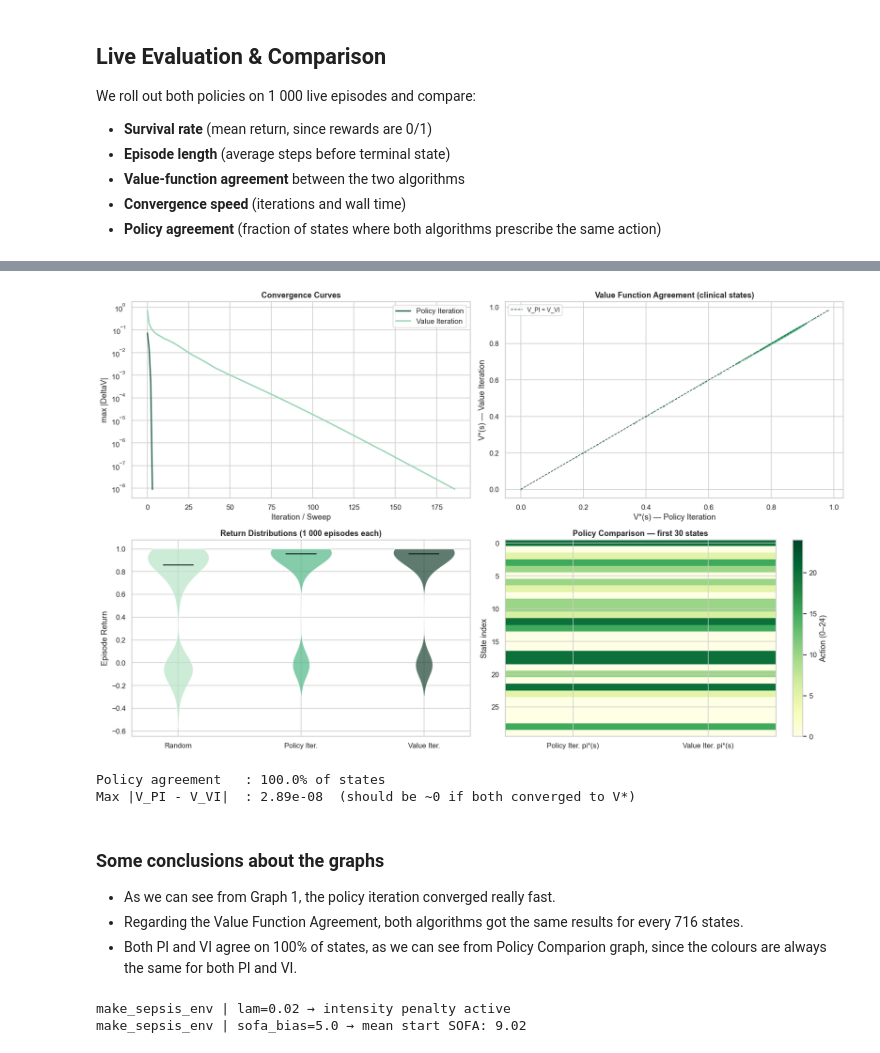
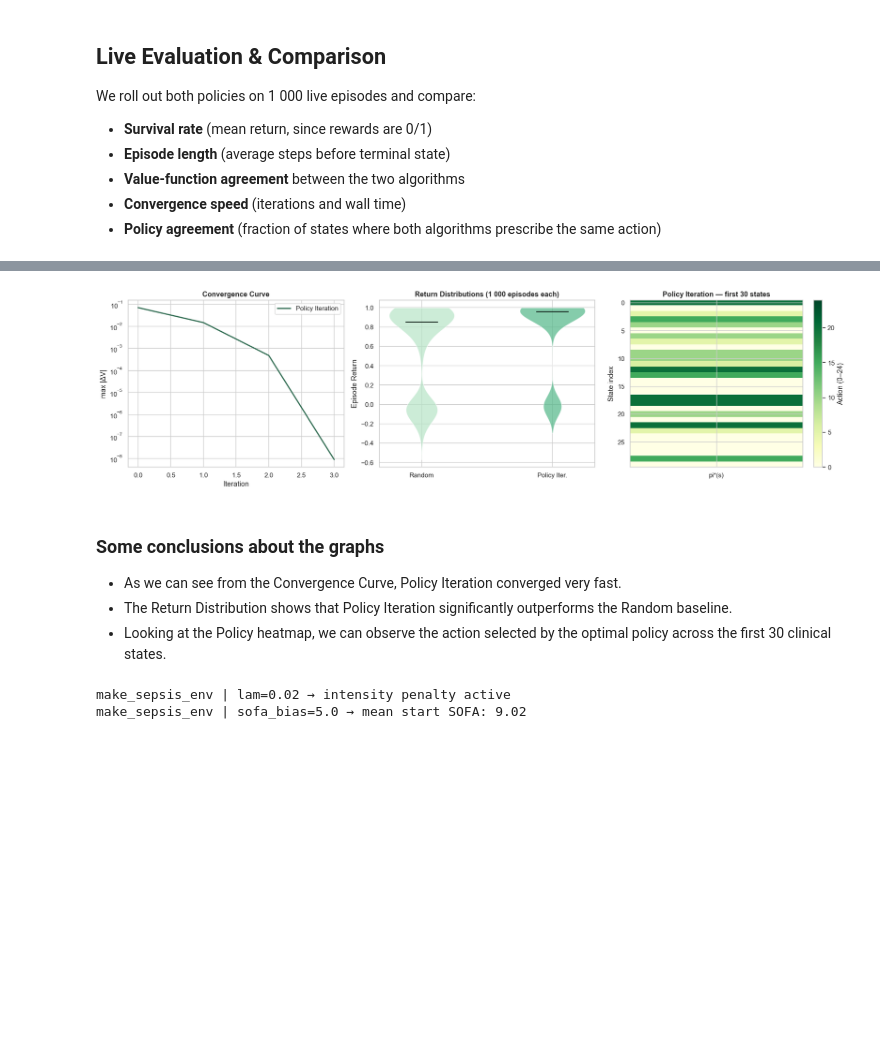
Before and after one commit to calcoafrancisca/RL_GroupAG, a Jupyter notebook: RL Project Code/sepsis_project - Students Version/rl_sepsis_project.ipynb, the cells around one changed output, grey strips where cells are left out. Drawn from its saved outputs; the diff is of its cells as text; code cells hidden in the pictures; blank space fills up the shorter version.

Commit message:
Config A

```diff
--- a/RL Project Code/sepsis_project - Students Version/rl_sepsis_project.ipynb
+++ b/RL Project Code/sepsis_project - Students Version/rl_sepsis_project.ipynb
@@ -488,73 +402,51 @@ Policy Iteration         78.8%      0.7507            9.8          4          0.
 # %%
-# Plots
+fig, axes = plt.subplots(1, 3, figsize=(18, 5))
 
-fig, axes = plt.subplots(2, 2, figsize=(16, 10))
-
-# Convergence curves
-ax = axes[0, 0]
-ax.plot(info_pi['history'], color='#2d6a4f',  label='Policy Iteration', linewidth=2)
-ax.plot(info_vi['history'], color='#95d5b2', label='Value Iteration',  linewidth=2)
+# Convergence curve
+ax = axes[0]
+ax.plot(info_pi['history'], color='#2d6a4f', label='Policy Iteration', linewidth=2)
 ax.set_yscale('log')
-ax.set_xlabel('Iteration / Sweep')
-ax.set_ylabel('max |DeltaV|')
-ax.set_title('Convergence Curves', fontweight='bold')
+ax.set_xlabel('Iteration')
+ax.set_ylabel('max |ΔV|')
+ax.set_title('Convergence Curve', fontweight='bold')
 ax.legend()
 
-# Value function scatter: PI vs VI
-ax = axes[0, 1]
-clinical_states = [s for s in range(N_STATES) if s not in (STATE_SURVIVED, STATE_DIED)]
-ax.scatter(V_pi[clinical_states], V_vi[clinical_states], s=4, alpha=0.4, color='#52b788')
-lims = [min(V_pi.min(), V_vi.min()), max(V_pi.max(), V_vi.max())]
-ax.plot(lims, lims, color='#1b4332', linestyle='--', linewidth=1, label='V_PI = V_VI')
-ax.set_xlabel("V*(s) — Policy Iteration")
-ax.set_ylabel("V*(s) — Value Iteration")
-ax.set_title("Value Function Agreement (clinical states)", fontweight='bold')
-ax.legend(fontsize=9)
-
-# Return distributions (violin)
-ax = axes[1, 0]
-data_for_violin = [rand_returns, ret_pi, ret_vi]
-labels = ['Random', 'Policy Iter.', 'Value Iter.']
-colors = ['#b7e4c7', '#52b788', '#1b4332']
-parts  = ax.violinplot(data_for_violin, positions=range(3),
-                       showmedians=True, showextrema=False)
+# Return distribution (violin)
+ax = axes[1]
+data_for_violin = [rand_returns, ret_pi]
+labels = ['Random', 'Policy Iter.']
+colors = ['#b7e4c7', '#52b788']
+parts = ax.violinplot(data_for_violin, positions=range(2),
+                      showmedians=True, showextrema=False)
 for pc, col in zip(parts['bodies'], colors):
     pc.set_facecolor(col); pc.set_alpha(0.7)
 parts['cmedians'].set_color('#081c15')
-ax.set_xticks(range(3)); ax.set_xticklabels(labels)
+ax.set_xticks(range(2)); ax.set_xticklabels(labels)
 ax.set_ylabel('Episode Return')
 ax.set_title('Return Distributions (1 000 episodes each)', fontweight='bold')
 
-# Policy side-by-side heatmap (first 30 clinical states)
-ax = axes[1, 1]
+# Policy heatmap
+ax = axes[2]
 n_show = 30
-policy_grid = np.column_stack([policy_pi[:n_show], policy_vi[:n_show]])
-im = ax.imshow(policy_grid, aspect='auto', cmap='YlGn', vmin=0, vmax=N_ACTIONS - 1)
-ax.set_xticks([0, 1])
-ax.set_xticklabels(["Policy Iter. pi*(s)", "Value Iter. pi*(s)"])
+im = ax.imshow(policy_pi[:n_show].reshape(-1, 1), aspect='auto',
+               cmap='YlGn', vmin=0, vmax=N_ACTIONS - 1)
+ax.set_xticks([0])
+ax.set_xticklabels(["pi*(s)"])
 ax.set_ylabel('State index')
-ax.set_title(f'Policy Comparison — first {n_show} states', fontweight='bold')
+ax.set_title(f'Policy Iteration — first {n_show} states', fontweight='bold')
 plt.colorbar(im, ax=ax, label='Action (0–24)')
 
 plt.tight_layout()
-plt.savefig(f'{PLOTS_DIR}/configA_pi_vi_comparison.png', bbox_inches='tight')
+plt.savefig(f'{PLOTS_DIR}/configA_pi_comparison.png', bbox_inches='tight')
 plt.show()
-
-# Policy & value agreement summary
-agree_rate = float(np.mean(policy_pi == policy_vi)) * 100
-V_max_diff = float(np.max(np.abs(V_pi - V_vi)))
-print(f"\nPolicy agreement   : {agree_rate:.1f}% of states")
-print(f"Max |V_PI - V_VI|  : {V_max_diff:.2e}  (should be ~0 if both converged to V*)")
 # %% [output]
-[figure, old version]
+[figure, new version]
-Policy agreement   : 100.0% of states
-Max |V_PI - V_VI|  : 2.89e-08  (should be ~0 if both converged to V*)
 # %% [markdown]
 ### Some conclusions about the graphs
 
-- As we can see from Graph 1, the policy iteration converged really fast.
-- Regarding the Value Function Agreement, both algorithms got the same results for every 716 states.
-- Both PI and VI agree on 100% of states, as we can see from Policy Comparion graph, since the colours are always the same for both PI and VI.
+- As we can see from the Convergence Curve, Policy Iteration converged very fast.
+- The Return Distribution shows that Policy Iteration significantly outperforms the Random baseline.
+- Looking at the Policy heatmap, we can observe the action selected by the optimal policy across the first 30 clinical states.
 # %%
 def evaluate_policy_with_trajectories(policy, n_episodes=10, seed=SEED):
     np.random.seed(seed)
```
Also changed, not shown: parts of 54 cells of this notebook.
